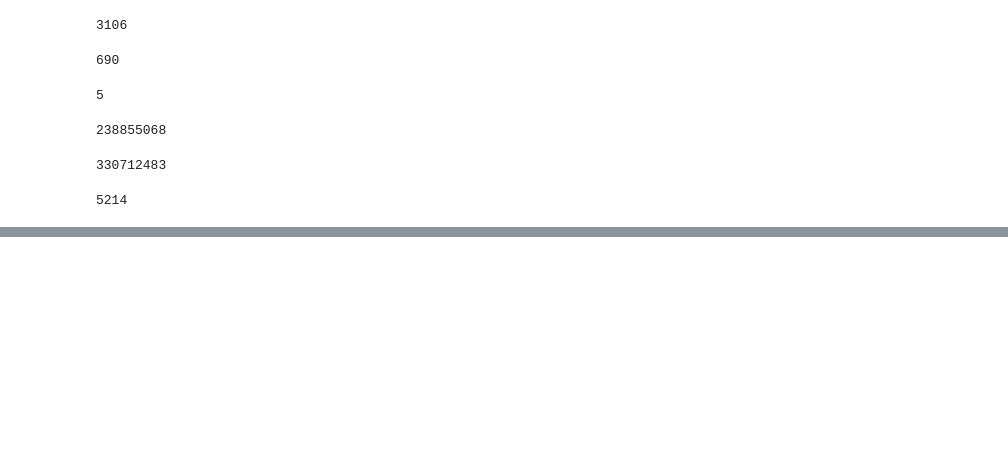
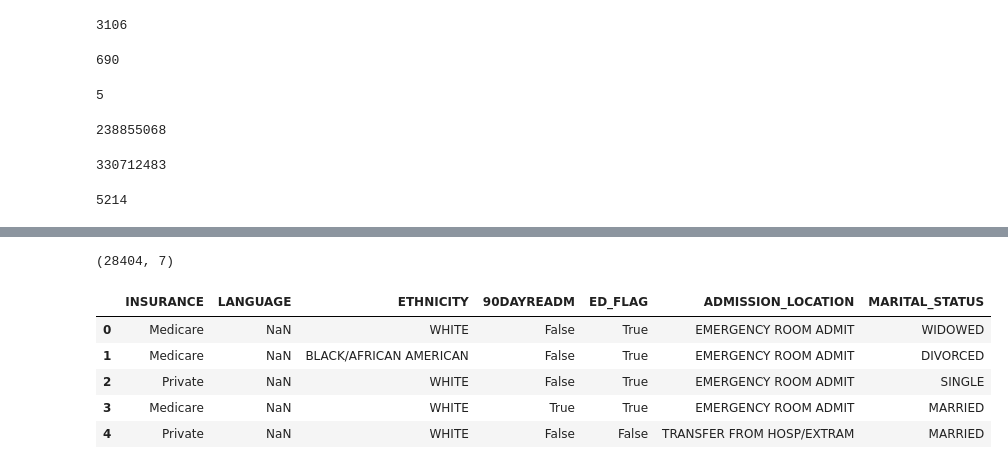
Before and after one commit to christianliman/mlds-research-project-2023, a Jupyter notebook: notebook/data-exploration/Exploration of MIMIC-III database.ipynb, the cells around one changed output, grey strips where cells are left out. Cells and saved outputs as stored; diff of their text form; code cells hidden in the pictures; blank space fills up the shorter version.

```diff
--- a/notebook/data-exploration/Exploration of MIMIC-III database.ipynb
+++ b/notebook/data-exploration/Exploration of MIMIC-III database.ipynb
@@ -614,0 +923,17 @@ Next steps:
+# %%
+test = pd.read_csv(
+    mimic_dir + "processed_table/part-00000-0ba001e1-3d19-4411-b020-3389613dd064-c000.csv"
+)
+# %%
+test.shape
+# %% [output]
+(28404, 7)
+# %%
+test.head()
+# %% [output]
+|  | INSURANCE | LANGUAGE | ETHNICITY | 90DAYREADM | ED_FLAG | ADMISSION_LOCATION | MARITAL_STATUS |
+| 0 | Medicare | NaN | WHITE | False | True | EMERGENCY ROOM ADMIT | WIDOWED |
+| 1 | Medicare | NaN | BLACK/AFRICAN AMERICAN | False | True | EMERGENCY ROOM ADMIT | DIVORCED |
+| 2 | Private | NaN | WHITE | False | True | EMERGENCY ROOM ADMIT | SINGLE |
+| 3 | Medicare | NaN | WHITE | True | True | EMERGENCY ROOM ADMIT | MARRIED |
+| 4 | Private | NaN | WHITE | False | False | TRANSFER FROM HOSP/EXTRAM | MARRIED |
```
Also changed, not shown: parts of 38 cells of this notebook.
